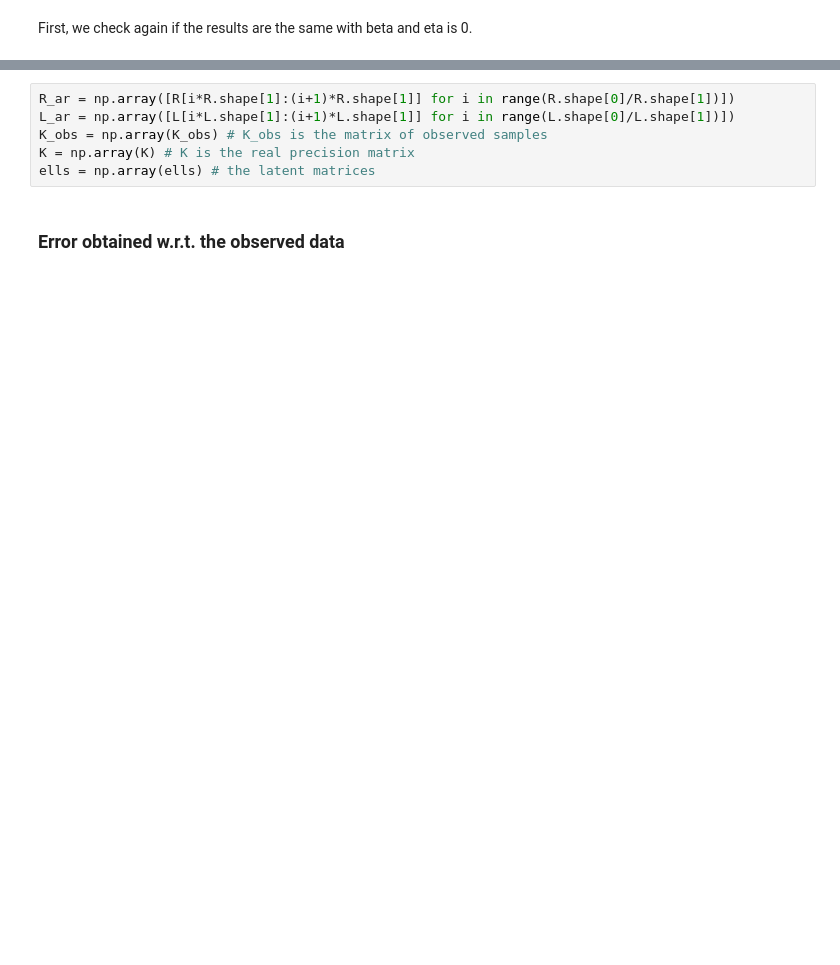
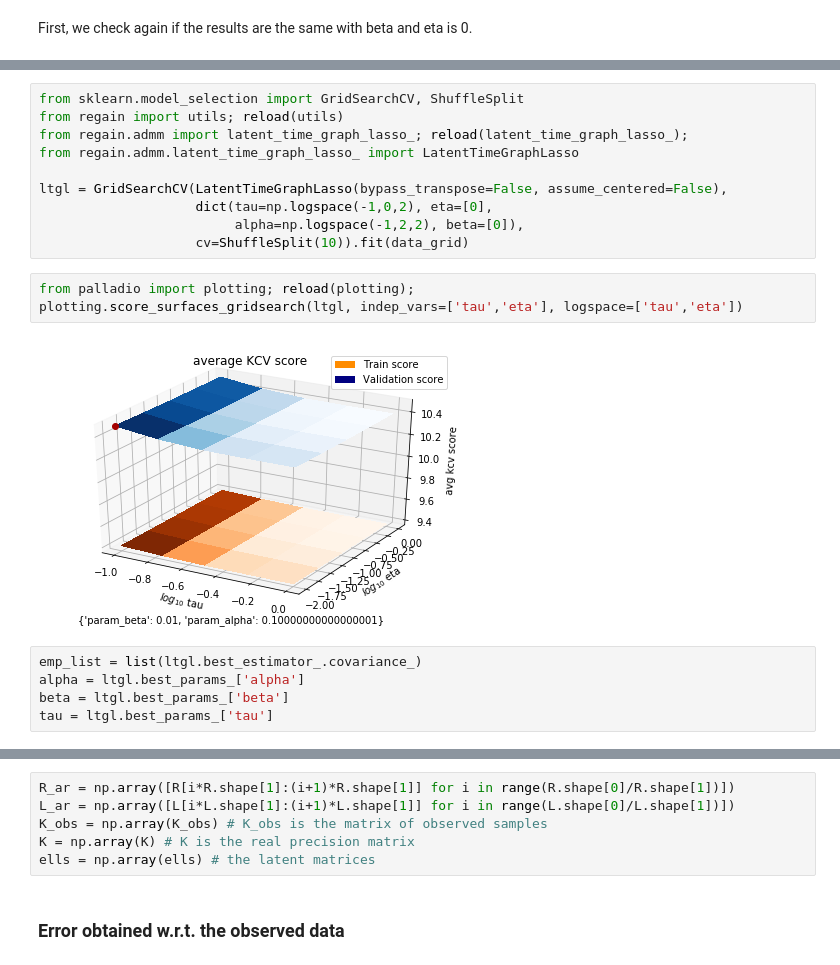
Before and after one commit to fdtomasi/regain, a Jupyter notebook: notebooks/comparison_chandrasekaran.ipynb, the cells around one changed output, grey strips where cells are left out. Drawn from its saved outputs; the diff is of its cells as text; blank space fills up the shorter version.

```diff
--- a/notebooks/comparison_chandrasekaran.ipynb
+++ b/notebooks/comparison_chandrasekaran.ipynb
@@ -223,0 +254,20 @@ end
+# %%
+from sklearn.model_selection import GridSearchCV, ShuffleSplit
+from regain import utils; reload(utils)
+from regain.admm import latent_time_graph_lasso_; reload(latent_time_graph_lasso_);
+from regain.admm.latent_time_graph_lasso_ import LatentTimeGraphLasso
+
+ltgl = GridSearchCV(LatentTimeGraphLasso(bypass_transpose=False, assume_centered=False),
+                    dict(tau=np.logspace(-1,0,2), eta=[0],
+                         alpha=np.logspace(-1,2,2), beta=[0]),
+                    cv=ShuffleSplit(10)).fit(data_grid)
+# %%
+from palladio import plotting; reload(plotting);
+plotting.score_surfaces_gridsearch(ltgl, indep_vars=['tau','eta'], logspace=['tau','eta'])
+# %% [output]
+[figure, added]
+# %%
+emp_list = list(ltgl.best_estimator_.covariance_)
+alpha = ltgl.best_params_['alpha']
+beta = ltgl.best_params_['beta']
+tau = ltgl.best_params_['tau']
```
Also changed, not shown: parts of 55 cells of this notebook, 5 other files.
